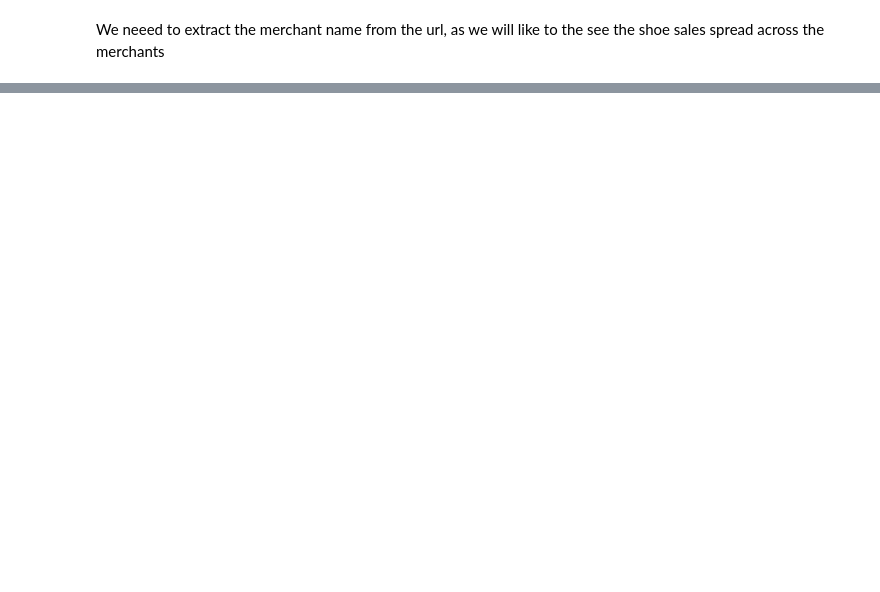
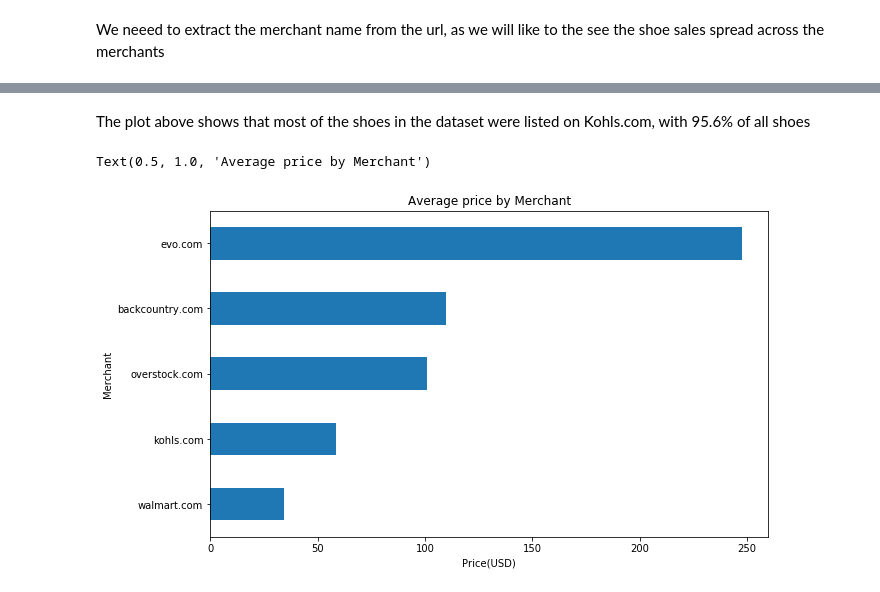
Before and after one commit to jibols/Women-Shoes, a Jupyter notebook: Shoes.ipynb, the cells around one changed output, grey strips where cells are left out. Drawn from its saved outputs; the diff is of its cells as text; code cells hidden in the pictures; blank space fills up the shorter version.

```diff
--- a/Shoes.ipynb
+++ b/Shoes.ipynb
@@ -60,5 +44,12 @@ NameError: name 'combined_shoes' is not defined
 # %%
 def parse_url(data):
+    '''
+    Method to extract the domain name from the url column
+    Parameter
+    data: value form url column
+    Returns
+    domain name
+    '''
     domain = urlparse(data).netloc
     domain = domain.split(".")[1:]
     host = ".".join(domain)
@@ -128,0 +113,12 @@ Name: Range, dtype: float64
+# %% [markdown]
+The plot above shows that most of the shoes in the dataset were listed on Kohls.com, with 95.6% of all shoes
+# %%
+# Average price per Merchant
+merchant_average = shoes_one.groupby('Merchant')['Average'].mean().sort_values(ascending=False)
+ax = merchant_average.plot(kind='barh', figsize=(10, 6))
+ax.invert_yaxis()
+plt.xlabel('Price(USD)')
+plt.title('Average price by Merchant')
+# %% [output]
+Text(0.5, 1.0, 'Average price by Merchant')
+[figure, added]
```
Also changed, not shown: parts of 35 cells of this notebook.
